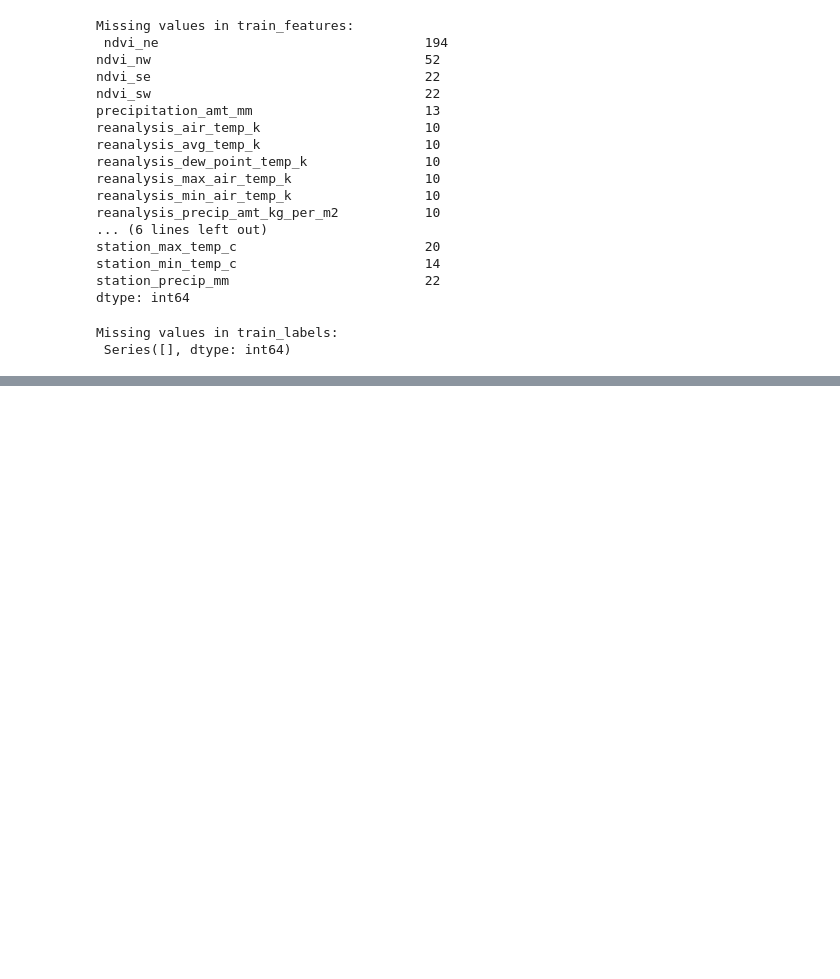
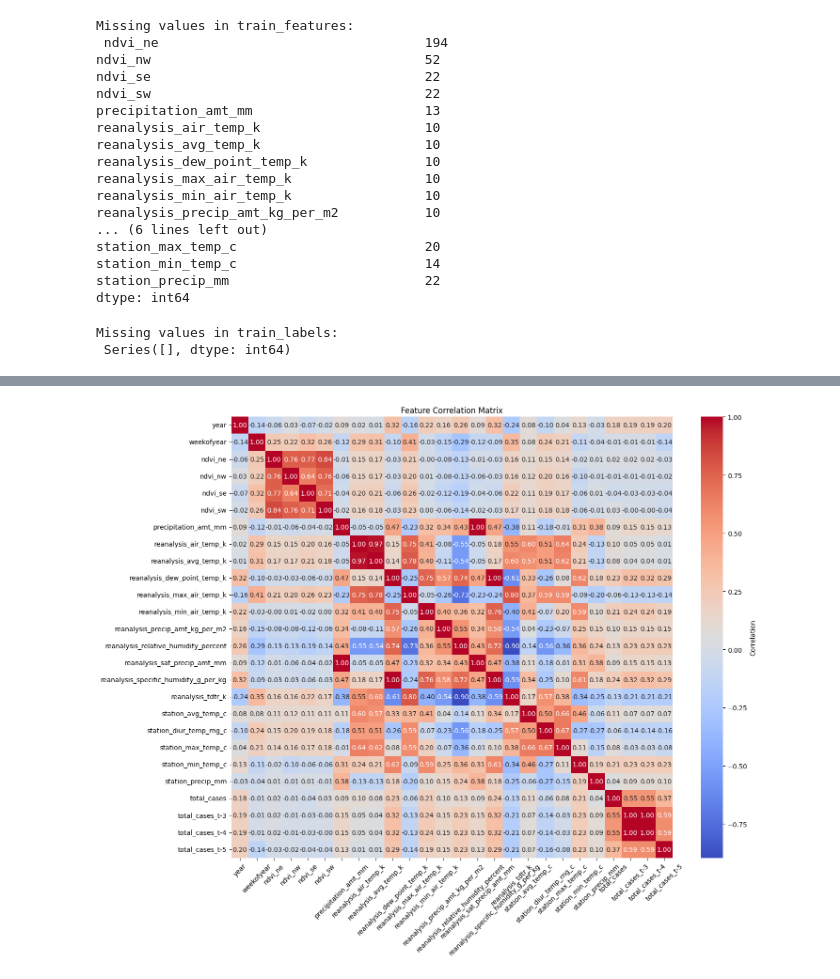
Before and after one commit to SalmanFarizN/DengAI, a Jupyter notebook: notebooks/salman_dat_explore.ipynb, the cells around one changed output, grey strips where cells are left out. Saved outputs shown, nothing was run; the diff lists cells and outputs as text; code cells hidden in the pictures; blank space fills up the shorter version.

```diff
--- a/notebooks/salman_dat_explore.ipynb
+++ b/notebooks/salman_dat_explore.ipynb
@@ -63,0 +111,21 @@ Missing values in train_labels:
+# %%
+# Add time lag of t-3 to the total number of cases
+iq_full_data["total_cases_t-3"] = iq_full_data["total_cases"].shift(3)
+# %%
+corr = iq_full_data.corr()
+
+plt.figure(figsize=(15, 12))
+sns.heatmap(
+    corr,
+    annot=True,
+    fmt=".2f",
+    cmap="coolwarm",
+    square=True,
+    cbar_kws={"label": "Correlation"},
+)
+plt.title("Feature Correlation Matrix")
+plt.xticks(rotation=45)
+plt.tight_layout()
+plt.show()
+# %% [output]
+[figure, added]
```
Also changed, not shown: parts of 8 cells of this notebook.
